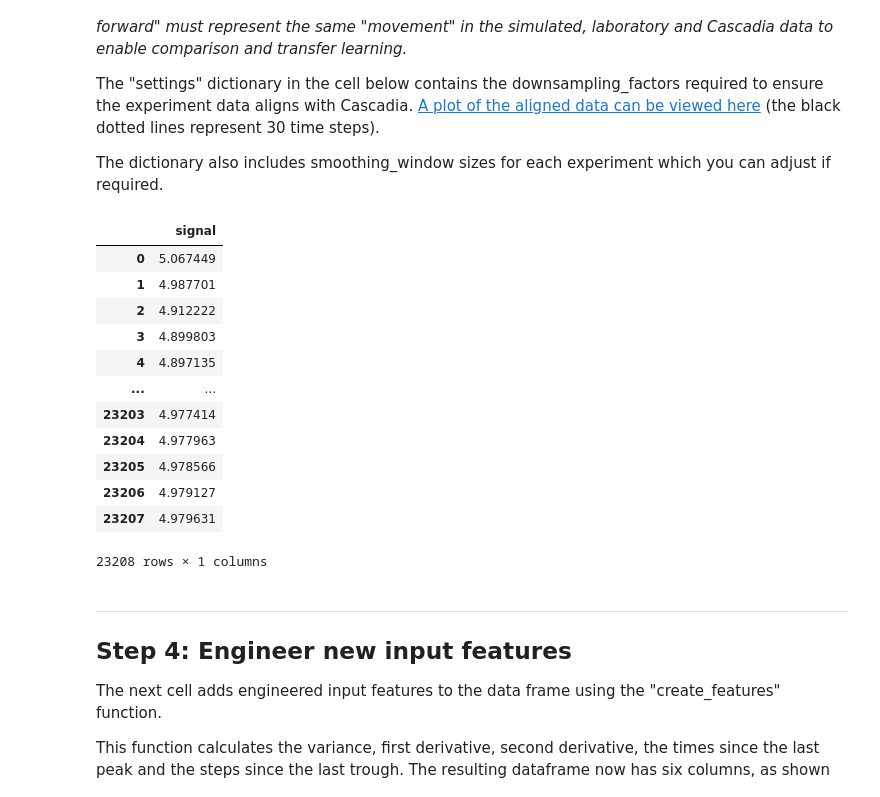
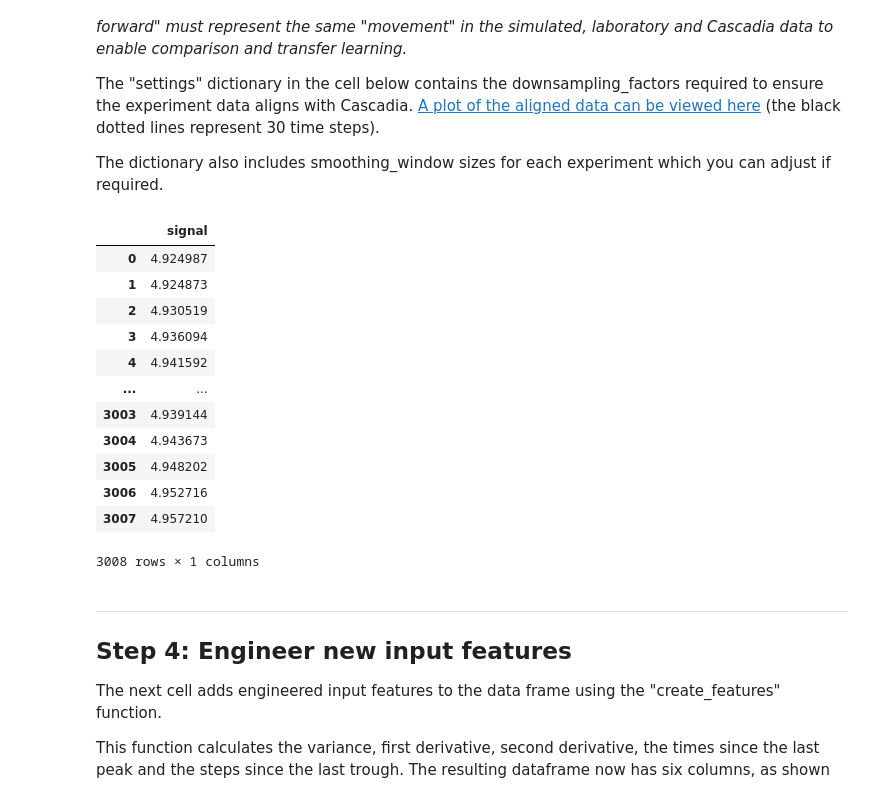
Before and after one commit to ai4er-cdt/earthquake-predictability, a Jupyter notebook: notebooks/AI4ER GTC - Slow Earthquake Time Series Forecasting.ipynb, the cells around one changed output. Cells and saved outputs as stored; diff of their text form; code cells hidden in the pictures.

```diff
--- a/notebooks/AI4ER GTC - Slow Earthquake Time Series Forecasting.ipynb
+++ b/notebooks/AI4ER GTC - Slow Earthquake Time Series Forecasting.ipynb
@@ -209,34 +209,34 @@ The dictionary also includes smoothing_window sizes for each experiment  which y
 # %%
 # Define smoothing window and downsampling factor for each experiment (must be integers)
 settings = {
     "cascadia": {"smoothing_window": 10, "downsampling_factor": 1},
-    "p4679": {"smoothing_window": 20, "downsampling_factor": 13},
-    "p4581": {"smoothing_window": 30, "downsampling_factor": 26},
+    "p4679": {"smoothing_window": 1000, "downsampling_factor": 100},
+    "p4581": {"smoothing_window": 1000, "downsampling_factor": 100},
     "b726": {"smoothing_window": 1, "downsampling_factor": 1},
     "b698": {"smoothing_window": 2, "downsampling_factor": 2},
     "i417": {"smoothing_window": 2, "downsampling_factor": 2},
     "sim_b726": {"smoothing_window": 1, "downsampling_factor": 1},
     "sim_b698": {"smoothing_window": 2, "downsampling_factor": 2},
     "sim_i417": {"smoothing_window": 2, "downsampling_factor": 2},
 }
 
 df_filtered = moving_average_causal_filter(df, **settings[exp])
 
 df_filtered
 # %% [output]
 |  | signal |
-| 0 | 5.067449 |
-| 1 | 4.987701 |
-| 2 | 4.912222 |
-| 3 | 4.899803 |
-| 4 | 4.897135 |
+| 0 | 4.924987 |
+| 1 | 4.924873 |
+| 2 | 4.930519 |
+| 3 | 4.936094 |
+| 4 | 4.941592 |
 | ... | ... |
-| 23203 | 4.977414 |
-| 23204 | 4.977963 |
-| 23205 | 4.978566 |
-| 23206 | 4.979127 |
-| 23207 | 4.979631 |
+| 3003 | 4.939144 |
+| 3004 | 4.943673 |
+| 3005 | 4.948202 |
+| 3006 | 4.952716 |
+| 3007 | 4.957210 |
-23208 rows × 1 columns
+3008 rows × 1 columns
 # %% [markdown]
 ___
 ## Step 4: Engineer new input features
```
Also changed, not shown: parts of 13 cells of this notebook, 1 other file.
